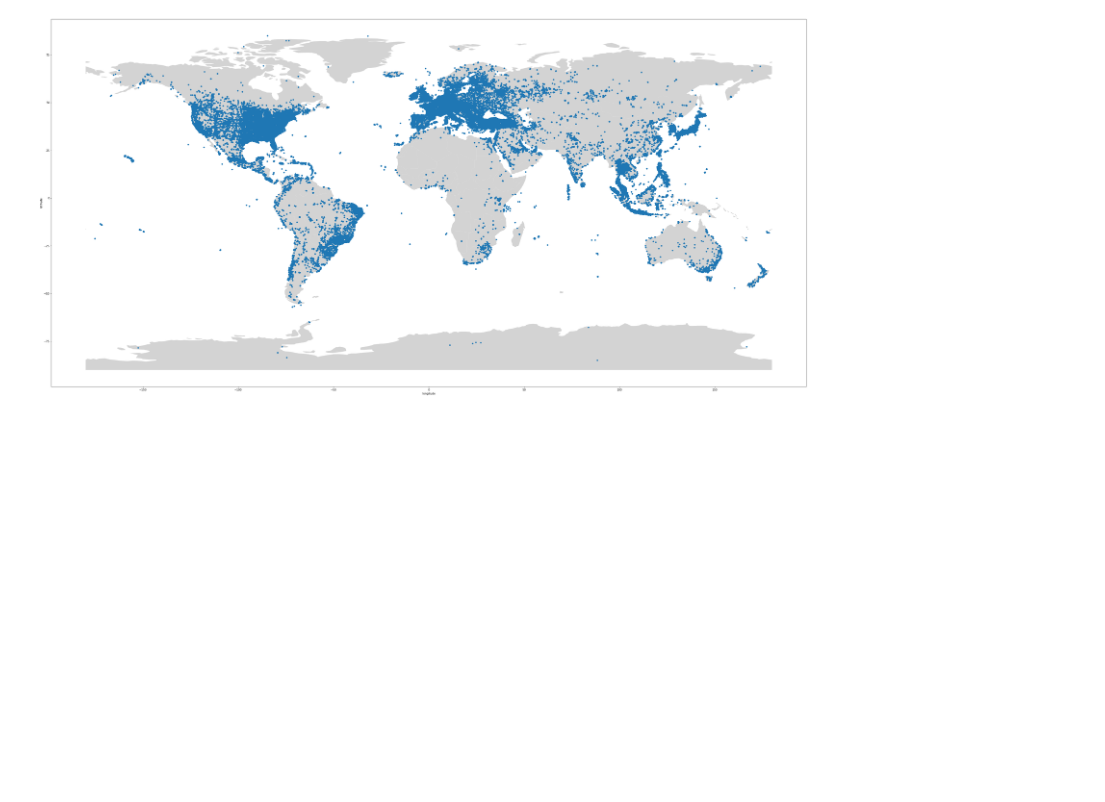
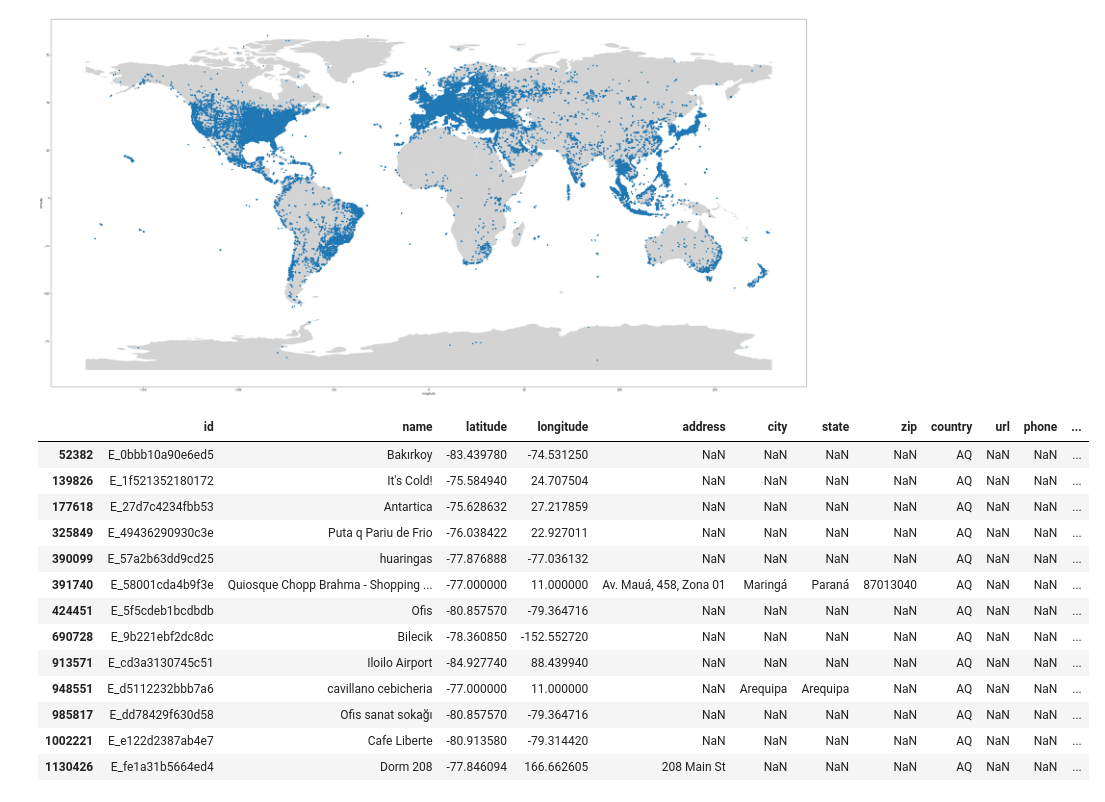
Before and after one commit to ParalogyX/Foursquare_Location_Matching, a Jupyter notebook: first_notebook.ipynb, the cells around one changed output. Cells and saved outputs as stored; diff of their text form; code cells hidden in the pictures; blank space fills up the shorter version.

```diff
--- a/first_notebook.ipynb
+++ b/first_notebook.ipynb
@@ -800,3 +800,20 @@ df.plot(x="longitude", y="latitude", kind="scatter",
         colormap="YlOrRd", ax=ax);
 # %% [output]
 [figure]
+# %%
+df[df['latitude'] < -75]
+# %% [output]
+|  | id | name | latitude | longitude | address | city | state | zip | country | url | phone | ... |
+| 52382 | E_0bbb10a90e6ed5 | Bakırkoy | -83.439780 | -74.531250 | NaN | NaN | NaN | NaN | AQ | NaN | NaN | ... |
+| 139826 | E_1f521352180172 | It's Cold! | -75.584940 | 24.707504 | NaN | NaN | NaN | NaN | AQ | NaN | NaN | ... |
+| 177618 | E_27d7c4234fbb53 | Antartica | -75.628632 | 27.217859 | NaN | NaN | NaN | NaN | AQ | NaN | NaN | ... |
+| 325849 | E_49436290930c3e | Puta q Pariu de Frio | -76.038422 | 22.927011 | NaN | NaN | NaN | NaN | AQ | NaN | NaN | ... |
+| 390099 | E_57a2b63dd9cd25 | huaringas | -77.876888 | -77.036132 | NaN | NaN | NaN | NaN | AQ | NaN | NaN | ... |
+| 391740 | E_58001cda4b9f3e | Quiosque Chopp Brahma - Shopping ... | -77.000000 | 11.000000 | Av. Mauá, 458, Zona 01 | Maringá | Paraná | 87013040 | AQ | NaN | NaN | ... |
+| 424451 | E_5f5cdeb1bcdbdb | Ofis | -80.857570 | -79.364716 | NaN | NaN | NaN | NaN | AQ | NaN | NaN | ... |
+| 690728 | E_9b221ebf2dc8dc | Bilecik | -78.360850 | -152.552720 | NaN | NaN | NaN | NaN | AQ | NaN | NaN | ... |
+| 913571 | E_cd3a3130745c51 | Iloilo Airport | -84.927740 | 88.439940 | NaN | NaN | NaN | NaN | AQ | NaN | NaN | ... |
+| 948551 | E_d5112232bbb7a6 | cavillano cebicheria | -77.000000 | 11.000000 | NaN | Arequipa | Arequipa | NaN | AQ | NaN | NaN | ... |
+| 985817 | E_dd78429f630d58 | Ofis sanat sokağı | -80.857570 | -79.364716 | NaN | NaN | NaN | NaN | AQ | NaN | NaN | ... |
+| 1002221 | E_e122d2387ab4e7 | Cafe Liberte | -80.913580 | -79.314420 | NaN | NaN | NaN | NaN | AQ | NaN | NaN | ... |
+| 1130426 | E_fe1a31b5664ed4 | Dorm 208 | -77.846094 | 166.662605 | 208 Main St | NaN | NaN | NaN | AQ | NaN | NaN | ... |
```
Also changed, not shown: parts of 3 cells of this notebook.
